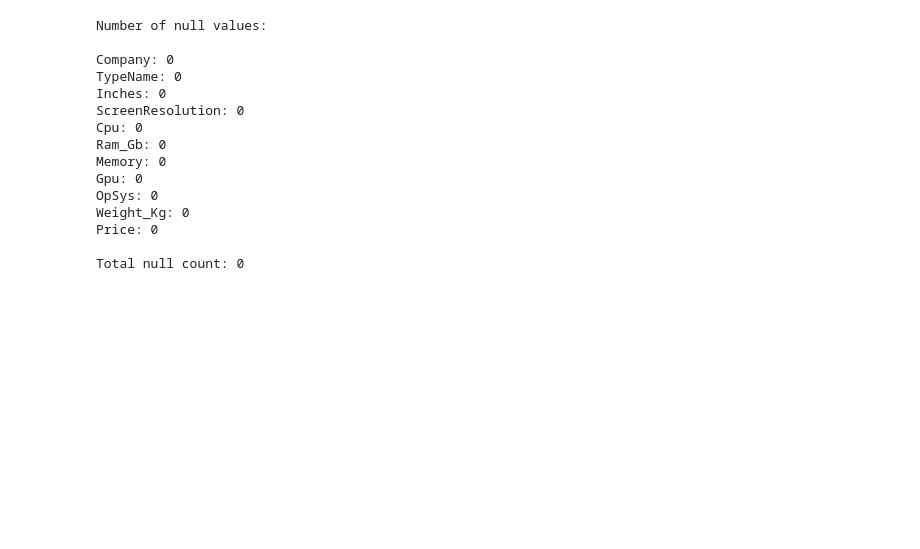
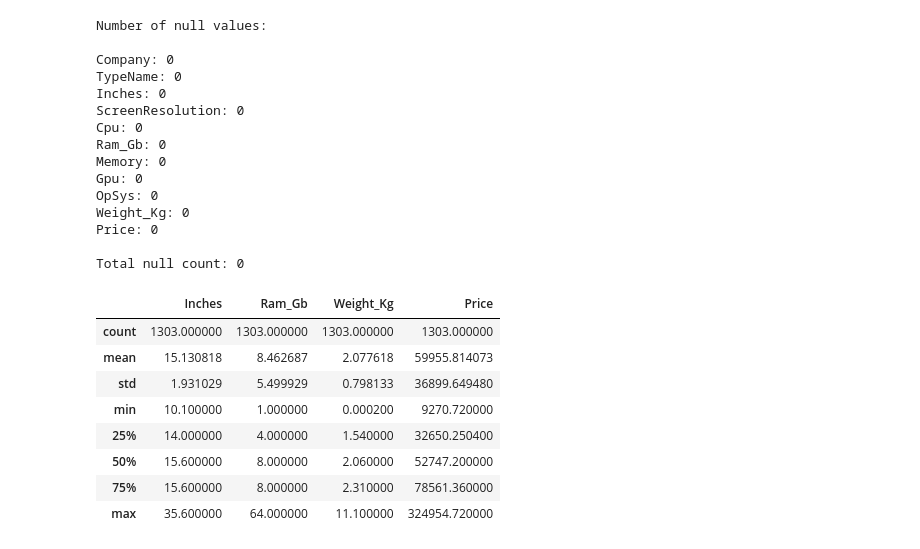
Before and after one commit to Ste881/Laptop-price-prediction, a Jupyter notebook: laptop_ML_project.ipynb, the cells around one changed output. Drawn from its saved outputs; the diff is of its cells as text; code cells hidden in the pictures; blank space fills up the shorter version.

```diff
--- a/laptop_ML_project.ipynb
+++ b/laptop_ML_project.ipynb
@@ -156,3 +141,15 @@ Weight_Kg: 0
 Price: 0
 
 Total null count: 0
+# %%
+df.describe()
+# %% [output]
+|  | Inches | Ram_Gb | Weight_Kg | Price |
+| count | 1303.000000 | 1303.000000 | 1303.000000 | 1303.000000 |
+| mean | 15.130818 | 8.462687 | 2.077618 | 59955.814073 |
+| std | 1.931029 | 5.499929 | 0.798133 | 36899.649480 |
+| min | 10.100000 | 1.000000 | 0.000200 | 9270.720000 |
+| 25% | 14.000000 | 4.000000 | 1.540000 | 32650.250400 |
+| 50% | 15.600000 | 8.000000 | 2.060000 | 52747.200000 |
+| 75% | 15.600000 | 8.000000 | 2.310000 | 78561.360000 |
+| max | 35.600000 | 64.000000 | 11.100000 | 324954.720000 |
```
Also changed, not shown: parts of 5 cells of this notebook.
